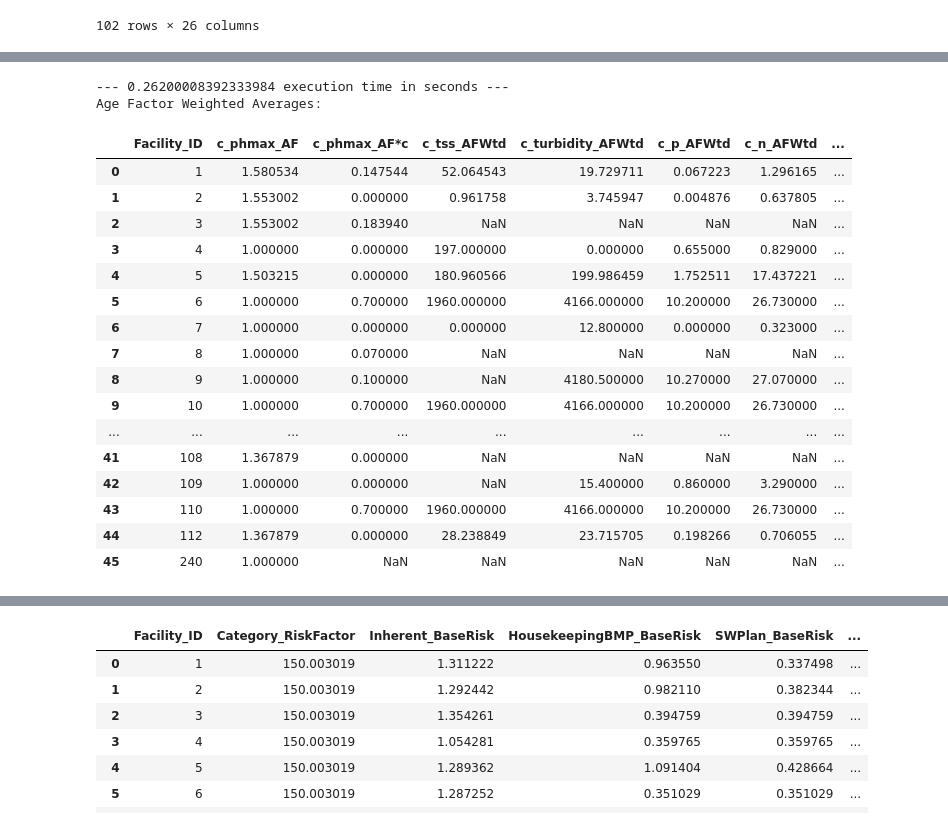
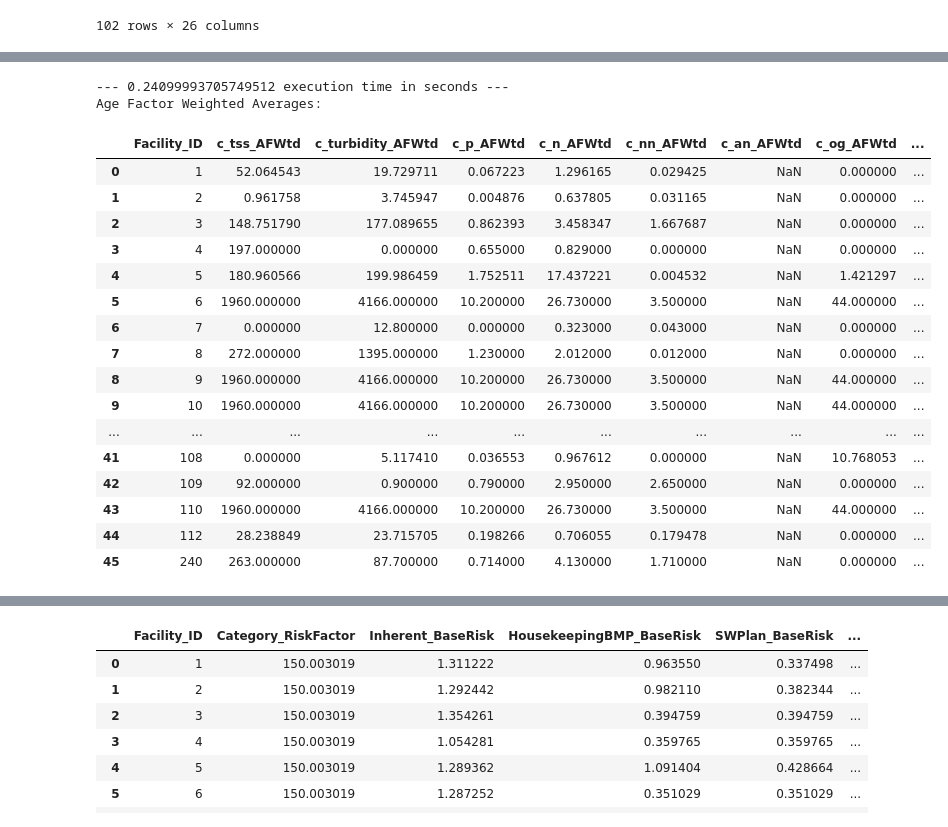
Before and after one commit to mallen69/Project_Sprint_7, a Jupyter notebook: Sprint03_Data_Operation/_jonhonda_dat/special_prj/Jon_Special_Project_v2.ipynb, the cells around one changed output, grey strips where cells are left out. Saved outputs shown, nothing was run; the diff lists cells and outputs as text; code cells hidden in the pictures.

```diff
--- a/Sprint03_Data_Operation/_jonhonda_dat/special_prj/Jon_Special_Project_v2.ipynb
+++ b/Sprint03_Data_Operation/_jonhonda_dat/special_prj/Jon_Special_Project_v2.ipynb
@@ -455,3 +455,14 @@ display(pd_exMaxConcs)
 | 100 | 112 | 2013-03-09 | 155.0 | 15.80 | 0.775 | 2.221 | 0.461 | 0.050 | 5.6 | NaN | ... |
 | 101 | 240 | 2015-09-11 | 293.0 | 93.20 | 0.774 | 4.510 | 1.800 | 0.173 | 0.0 | NaN | ... |
 102 rows × 26 columns
+# %%
+#############################################################################################################
+#                        Assign NEL for facility sample based on sample date
+#                                    REDEFINE  GLOBAL VARIABLE: pd_exMaxConcs
+#############################################################################################################
+#write nels for each sample based on wet or dry season
+for Constituent in pollLS:
+    pd_exMaxConcs['nel_'+Constituent] = 0
+    pd_exMaxConcs['nel_'+Constituent] = pd_exMaxConcs.apply(lambda row:
+      EffLim.Get_pd_NEL_WetOrDry(row['sample_date'], pd_FacsNELs_Wet, pd_FacsNELs_Dry)['nel_'+Constituent], axis = 1)
+display(pd_exMaxConcs)
@@ -564,30 +560,6 @@ SampleRank = Newest sample = 1
               ...
               nth Newest Sample = n (out of n samples)
 '''
-def Calc_AFWtdExceedances0(pd_FacExceedances, pollLS, ShowCalculations):
-    '''
-    CALCULATE AGE FACTOR WEIGHTED AVERAGE FOR EACH CONSTITUENT:
-
-    Age factor acknowledges fact that more recent samples are a better representation of facility pollutant discharge
-    (i.e. sampling data) and housekeeping-operations (i.e. inspections) realities. But, historic data as a whole also tells part
-    of story (i.e. we want to dampen whipsaw effects that may occur if we only considered most recent data).
-
-    AF = exp(-SampleRank)
-    SampleRank = Newest sample = 1
-                  Second Newest sample = 2
-                  ...
-                  nth Newest Sample = n (out of n samples)
-
-    INPUTS:
-        pd_FacExceedances: dataframe holding exceedances
-            FORMAT: ExPollConc.id, Facility_ID, Sample_Date, exceedance concentrations
-        pollLS: list of polluant constituents that can be found in the dataframe's exceedance concentrations
-        ShowCalculations: True if you want output of calculation summary. false if not
-
-    RETURN:
-        DataFrame of age factor weighted averages.
-        FORMAT: Facility_ID, AFwtd_c_conc...
-    '''
 def AFWFacExceedances(pd_FacExceedances, pollLS):
     '''
     CALCULATE AGE FACTOR WEIGHTED AVERAGE FOR EACH CONSTITUENT:
@@ -613,56 +585,55 @@ def AFWFacExceedances(pd_FacExceedances, pollLS):
         FORMAT: Facility_ID, AFwtd_c_conc...
     '''
     #calculate age factor weighted averages for each constituent in pollLS FOR each facility IN DATABASE.
     #write these averages into a dataframe called pd_AFWFacExceedances [Facility_ID,sample_date,c_tss,c_turbidity,c_p,c_n,c_nn,c_an,c_og,c_cu,c_zn,c_fe,c_phmin,c_phmax]
     pd_AFWFacExceedances = pd.DataFrame() #make an empty dataframe.  we will append to it.
     #insert blank columns:
     for Constituent in pollLS:
-    #CALC AGE FACTOR
+        #CALC AGE FACTOR
         pd_FacExceedances['c_' + Constituent + '_AF'] = pd_FacExceedances.apply(
             lambda row: math.exp(-row['c_' + Constituent + '_SR']), axis = 1)
         #CALC AGE FACTOR WTD CONCENTRATION
         pd_FacExceedances['c_' + Constituent + '_AF*c'] = pd_FacExceedances.apply(
-            lambda row: row['c_' + Constituent + '_AF'] * row['exc_' + Constituent], axis =1 )
-
+            lambda row: row['c_' + Constituent + '_AF'] * row['exc_' + Constituent], axis = 1 )
     #sum AF and AF*c columns (just do all the columns in pd_FacExceedances for now. make more efficient if need to)
     pd_sums = pd_FacExceedances.groupby(['Facility_ID']).sum()
-    #setup pd_AFWExceedances to include summed data
-    pd_AFWFacExceedances = pd_sums.loc[:,['c_' + Constituent + '_AF'] + ['c_' + Constituent + '_AF*c']]
+#     #setup pd_AFWExceedances to include summed data
+#     pd_AFWFacExceedances = pd_sums.loc[:,['c_' + Constituent + '_AF'] + ['c_' + Constituent + '_AF*c']]
     #and do wtd average:
     for Constituent in pollLS:
         pd_AFWFacExceedances['c_' + Constituent + '_AFWtd'] =  pd_sums['c_' + Constituent + '_AF*c']/pd_sums['c_' + Constituent + '_AF']
     pd_AFWFacExceedances.reset_index(inplace = True)
     return pd_AFWFacExceedances
 
 #############################################################################################################
 #                        calculate age factor exceedances of existing samples in pd_exFacExceedances
 #                                    DEFINE GLOBAL VARIABLE: pd_exAFWFacExceedances
 #############################################################################################################
 start_time = time.time()
 pd_exAFWFacExceedances = AFWFacExceedances(pd_exFacExceedances, pollLS)
 print ('--- %s execution time in seconds ---' % (time.time() - start_time))
 print ('Age Factor Weighted Averages:')
 display(pd_exAFWFacExceedances)
 # %% [output]
---- 0.26200008392333984 execution time in seconds ---
+--- 0.24099993705749512 execution time in seconds ---
 Age Factor Weighted Averages:
-|  | Facility_ID | c_phmax_AF | c_phmax_AF*c | c_tss_AFWtd | c_turbidity_AFWtd | c_p_AFWtd | c_n_AFWtd | ... |
-| 0 | 1 | 1.580534 | 0.147544 | 52.064543 | 19.729711 | 0.067223 | 1.296165 | ... |
-| 1 | 2 | 1.553002 | 0.000000 | 0.961758 | 3.745947 | 0.004876 | 0.637805 | ... |
-| 2 | 3 | 1.553002 | 0.183940 | NaN | NaN | NaN | NaN | ... |
-| 3 | 4 | 1.000000 | 0.000000 | 197.000000 | 0.000000 | 0.655000 | 0.829000 | ... |
-| 4 | 5 | 1.503215 | 0.000000 | 180.960566 | 199.986459 | 1.752511 | 17.437221 | ... |
-| 5 | 6 | 1.000000 | 0.700000 | 1960.000000 | 4166.000000 | 10.200000 | 26.730000 | ... |
-| 6 | 7 | 1.000000 | 0.000000 | 0.000000 | 12.800000 | 0.000000 | 0.323000 | ... |
-| 7 | 8 | 1.000000 | 0.070000 | NaN | NaN | NaN | NaN | ... |
-| 8 | 9 | 1.000000 | 0.100000 | NaN | 4180.500000 | 10.270000 | 27.070000 | ... |
-| 9 | 10 | 1.000000 | 0.700000 | 1960.000000 | 4166.000000 | 10.200000 | 26.730000 | ... |
-| ... | ... | ... | ... | ... | ... | ... | ... | ... |
-| 41 | 108 | 1.367879 | 0.000000 | NaN | NaN | NaN | NaN | ... |
-| 42 | 109 | 1.000000 | 0.000000 | NaN | 15.400000 | 0.860000 | 3.290000 | ... |
-| 43 | 110 | 1.000000 | 0.700000 | 1960.000000 | 4166.000000 | 10.200000 | 26.730000 | ... |
-| 44 | 112 | 1.367879 | 0.000000 | 28.238849 | 23.715705 | 0.198266 | 0.706055 | ... |
-| 45 | 240 | 1.000000 | NaN | NaN | NaN | NaN | NaN | ... |
+|  | Facility_ID | c_tss_AFWtd | c_turbidity_AFWtd | c_p_AFWtd | c_n_AFWtd | c_nn_AFWtd | c_an_AFWtd | c_og_AFWtd | ... |
+| 0 | 1 | 52.064543 | 19.729711 | 0.067223 | 1.296165 | 0.029425 | NaN | 0.000000 | ... |
+| 1 | 2 | 0.961758 | 3.745947 | 0.004876 | 0.637805 | 0.031165 | NaN | 0.000000 | ... |
+| 2 | 3 | 148.751790 | 177.089655 | 0.862393 | 3.458347 | 1.667687 | NaN | 0.000000 | ... |
+| 3 | 4 | 197.000000 | 0.000000 | 0.655000 | 0.829000 | 0.000000 | NaN | 0.000000 | ... |
+| 4 | 5 | 180.960566 | 199.986459 | 1.752511 | 17.437221 | 0.004532 | NaN | 1.421297 | ... |
+| 5 | 6 | 1960.000000 | 4166.000000 | 10.200000 | 26.730000 | 3.500000 | NaN | 44.000000 | ... |
+| 6 | 7 | 0.000000 | 12.800000 | 0.000000 | 0.323000 | 0.043000 | NaN | 0.000000 | ... |
+| 7 | 8 | 272.000000 | 1395.000000 | 1.230000 | 2.012000 | 0.012000 | NaN | 0.000000 | ... |
+| 8 | 9 | 1960.000000 | 4166.000000 | 10.200000 | 26.730000 | 3.500000 | NaN | 44.000000 | ... |
+| 9 | 10 | 1960.000000 | 4166.000000 | 10.200000 | 26.730000 | 3.500000 | NaN | 44.000000 | ... |
+| ... | ... | ... | ... | ... | ... | ... | ... | ... | ... |
+| 41 | 108 | 0.000000 | 5.117410 | 0.036553 | 0.967612 | 0.000000 | NaN | 10.768053 | ... |
+| 42 | 109 | 92.000000 | 0.900000 | 0.790000 | 2.950000 | 2.650000 | NaN | 0.000000 | ... |
+| 43 | 110 | 1960.000000 | 4166.000000 | 10.200000 | 26.730000 | 3.500000 | NaN | 44.000000 | ... |
+| 44 | 112 | 28.238849 | 23.715705 | 0.198266 | 0.706055 | 0.179478 | NaN | 0.000000 | ... |
+| 45 | 240 | 263.000000 | 87.700000 | 0.714000 | 4.130000 | 1.710000 | NaN | 0.000000 | ... |
 # %%
 #############################################################################################################
 #                       Estimate Facility Runoff Volumes
```
Also changed, not shown: parts of 10 cells of this notebook, 1 other file.
